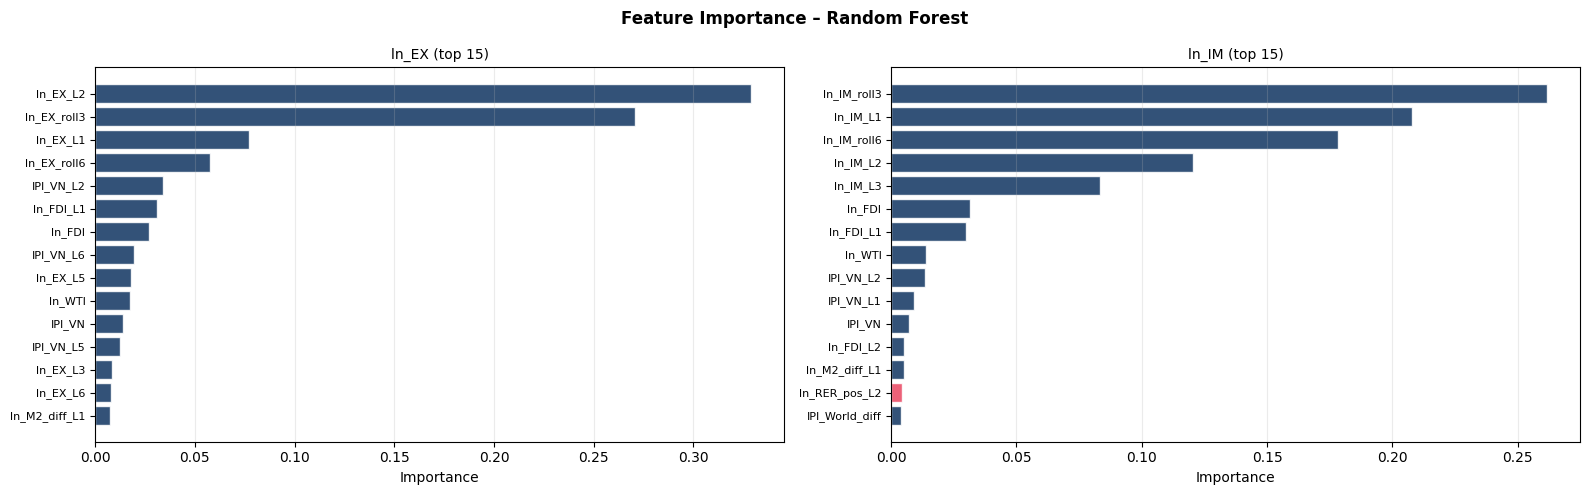
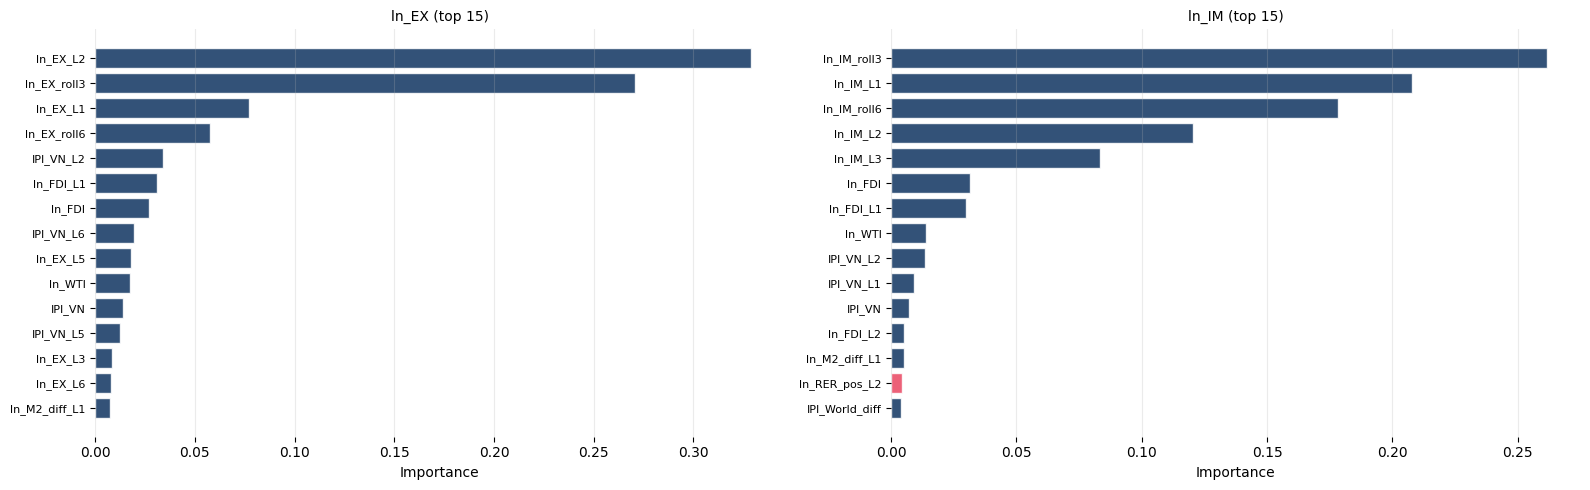
Code edit (unified diff) that turned the first committed figure into the second:
--- before
+++ after
@@ -1,4 +1,3 @@
 fig, axes = plt.subplots(1, len(MODELS), figsize=(16,5))
-fig.suptitle('Feature Importance – Random Forest', fontsize=12, fontweight='bold')
 TOP_N = 15
 for ax, mk in zip(axes, MODELS):
@@ -8,5 +7,6 @@
     fcols = ml['feat_cols']
     if fi is None:
-        ax.text(0.5,0.5,'N/A',transform=ax.transAxes,ha='center'); continue
+        ax.text(0.5,0.5,'N/A',transform=ax.transAxes,ha='center')
+        continue
     order   = np.argsort(fi)[::-1][:TOP_N]
     top_fi  = fi[order]
@@ -14,9 +14,17 @@
     bar_c   = ['#e94560' if 'RER' in n else '#0f3460' for n in top_n]
     ax.barh(range(len(top_n)), top_fi[::-1], color=bar_c[::-1], alpha=0.85, edgecolor='white')
-    ax.set_yticks(range(len(top_n))); ax.set_yticklabels(top_n[::-1], fontsize=8)
-    ax.set_xlabel('Importance'); ax.set_title(f'{dep} (top {TOP_N})', fontsize=10)
+    ax.set_yticks(range(len(top_n)))
+    ax.set_yticklabels(top_n[::-1], fontsize=8)
+    ax.set_xlabel('Importance')
+    ax.set_title(f'{dep} (top {TOP_N})', fontsize=10)
     ax.grid(axis='x', alpha=0.25)
+
+    # --- Bỏ toàn bộ khung ---
+    for spine in ['top', 'right', 'left', 'bottom']:
+        ax.spines[spine].set_visible(False)
+
 plt.tight_layout()
 path = os.path.join(OUT_DIR,'feature_importance_rf.png')
-plt.savefig(path, dpi=150, bbox_inches='tight'); plt.show()
+plt.savefig(path, dpi=150, bbox_inches='tight')
+plt.show()
 print(f'Saved → {path}')

Commit: Upload final report